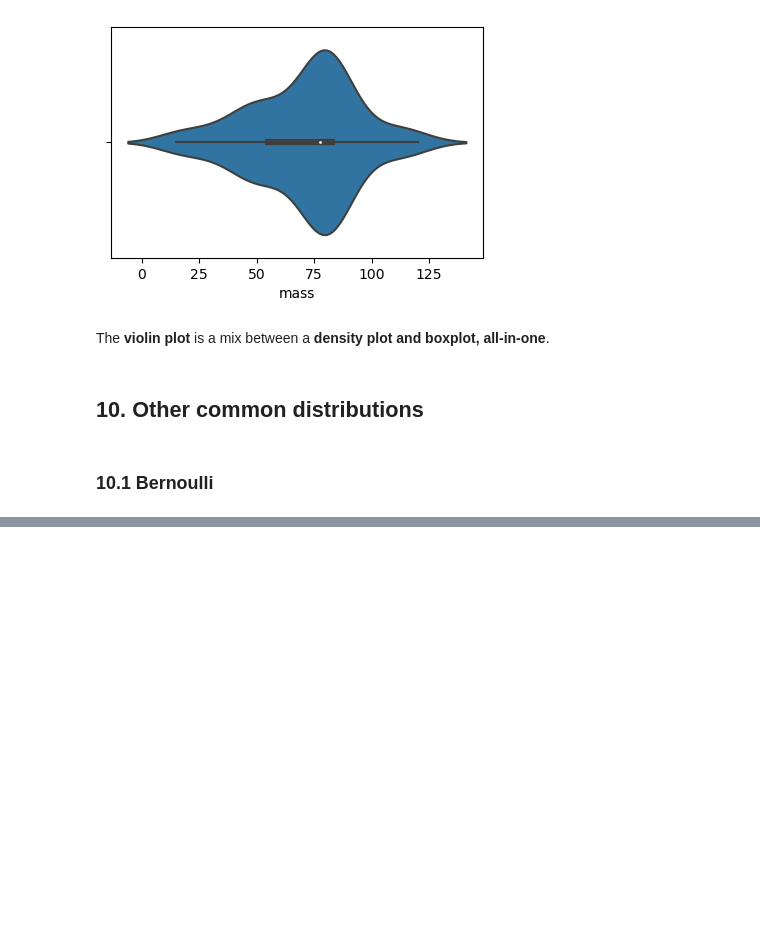
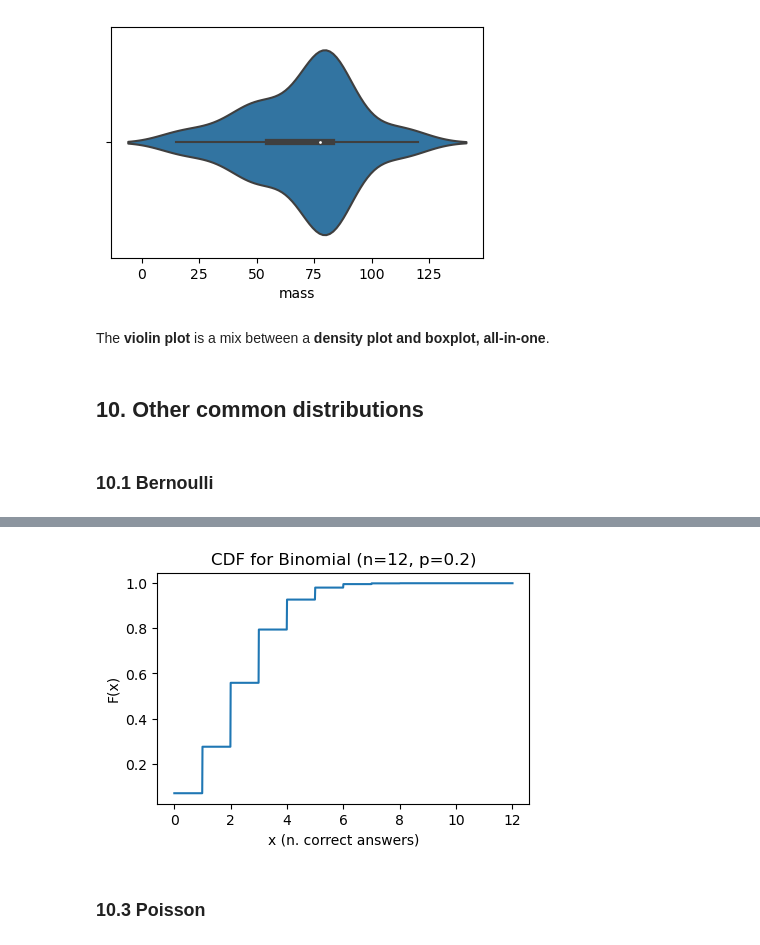
Before and after one commit to mikjf/statistics_and_experimental_design, a Jupyter notebook: basics_descriptive_statistics.ipynb, the cells around one changed output, grey strips where cells are left out. Drawn from its saved outputs; the diff is of its cells as text; code cells hidden in the pictures; blank space fills up the shorter version.

```diff
--- a/basics_descriptive_statistics.ipynb
+++ b/basics_descriptive_statistics.ipynb
@@ -816,0 +906,11 @@ The **violin plot** is a mix between a **density plot and boxplot, all-in-one**.
+# %%
+# plot CDF for same example
+
+k_values = np.arange(0.00, 12.01, 0.01)
+binom_pmfs = binom.cdf(n=12, p=0.2, k=k_values)
+ax = sns.lineplot(x=k_values, y=binom_pmfs)
+ax.set(xlabel='x (n. correct answers)', ylabel='F(x)', title='CDF for Binomial (n=12, p=0.2)');
+# %% [output]
+[figure, added]
+# %% [markdown]
+### 10.3 Poisson
```
Also changed, not shown: parts of 25 cells of this notebook.
